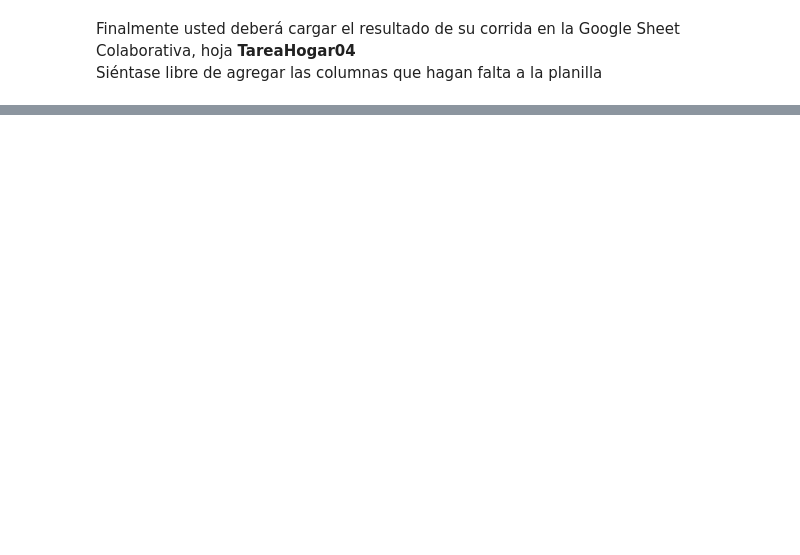
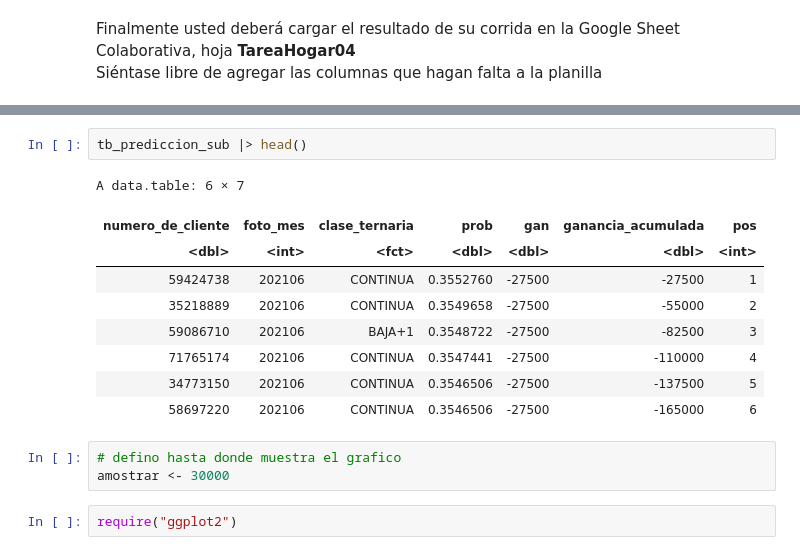
Before and after one commit to ssmito/dmeyf2026, a Jupyter notebook: ensembles/z494_TareaHogar_04.ipynb, the cells around one changed output, grey strips where cells are left out. Drawn from its saved outputs; the diff is of its cells as text; blank space fills up the shorter version.

```diff
--- a/ensembles/z494_TareaHogar_04.ipynb
+++ b/ensembles/z494_TareaHogar_04.ipynb
@@ -803,0 +850,17 @@ Finalmente usted deberá cargar el resultado de su corrida en la Google Sheet Co
+# %%
+tb_prediccion_sub |> head()
+# %% [output]
+A data.table: 6 × 7
+| numero_de_cliente | foto_mes | clase_ternaria | prob | gan | ganancia_acumulada | pos |
+| <dbl> | <int> | <fct> | <dbl> | <dbl> | <dbl> | <int> |
+| 59424738 | 202106 | CONTINUA | 0.3552760 | -27500 | -27500 | 1 |
+| 35218889 | 202106 | CONTINUA | 0.3549658 | -27500 | -55000 | 2 |
+| 59086710 | 202106 | BAJA+1 | 0.3548722 | -27500 | -82500 | 3 |
+| 71765174 | 202106 | CONTINUA | 0.3547441 | -27500 | -110000 | 4 |
+| 34773150 | 202106 | CONTINUA | 0.3546506 | -27500 | -137500 | 5 |
+| 58697220 | 202106 | CONTINUA | 0.3546506 | -27500 | -165000 | 6 |
+# %%
+# defino hasta donde muestra el grafico
+amostrar <- 30000
+# %%
+require("ggplot2")
```
Also changed, not shown: parts of 22 cells of this notebook.
